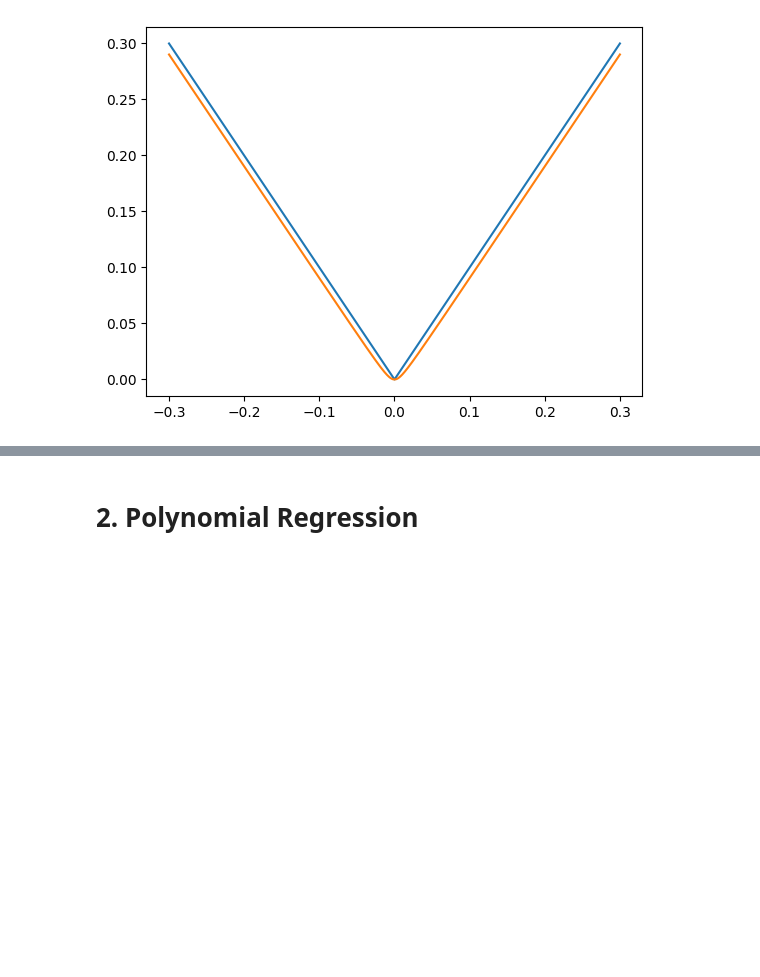
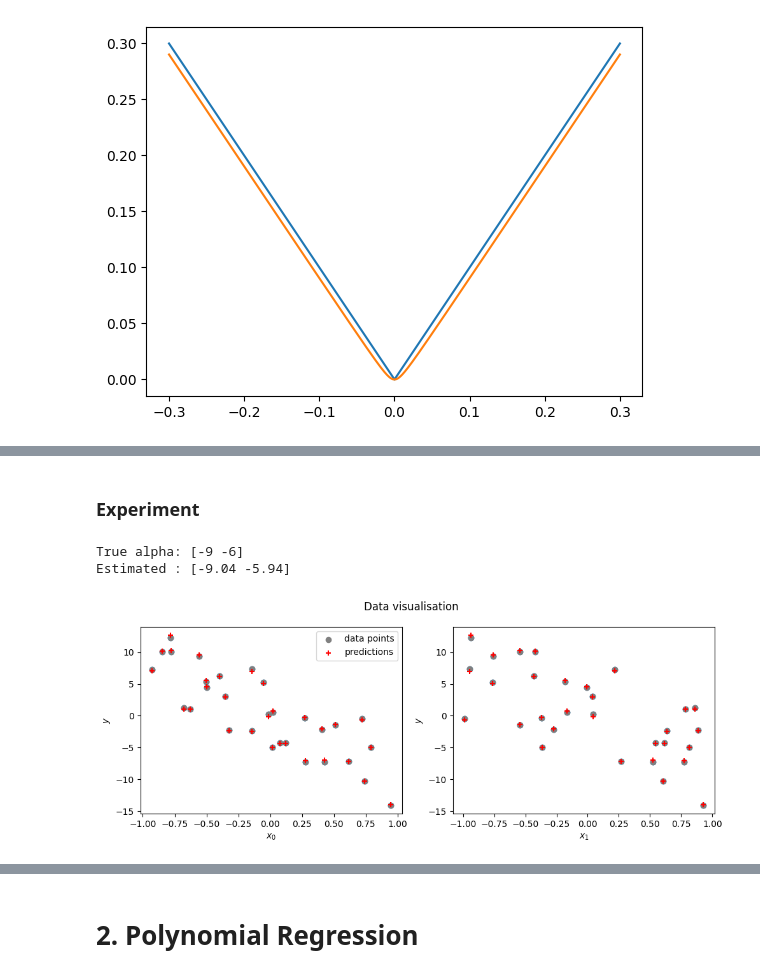
Before and after one commit to antoineperrot/cesi-maths, a Jupyter notebook: ets/regression_lineaire/notebook_linear_regression.ipynb, the cells around one changed output, grey strips where cells are left out. Saved outputs shown, nothing was run; the diff lists cells and outputs as text; code cells hidden in the pictures; blank space fills up the shorter version.

```diff
--- a/ets/regression_lineaire/notebook_linear_regression.ipynb
+++ b/ets/regression_lineaire/notebook_linear_regression.ipynb
@@ -132,0 +234,30 @@ plt.plot(xx, pseudo_sqrt(xx))
+# %% [markdown]
+### Experiment
+# %%
+n = 30
+m = 2
+X = np.random.uniform(-1, 1, (n,m))
+alpha_true = np.random.randint(-10, 10, m)
+y = alpha_true @ X.T + np.random.normal(0, 0.2, n)
+
+fig, axs = plt.subplots(1, m, figsize=(10, m*2))
+fig.suptitle("Data visualisation")
+axs[0].scatter(X[:, 0], y)
+axs[1].scatter(X[:, 1], y);
+
+alpha_hat = np.linalg.inv(X.T @ X) @ X.T @ y
+
+y_pred = alpha_hat @ X.T
+for i in range(m):
+    axs[i].scatter(X[:, i], y, label="data points", c='grey')
+    axs[i].scatter(X[:, i], y_pred, label="predictions", c='r', marker='+')
+    axs[0].legend()
+    axs[i].set_xlabel(f"$x_{i}$")
+    axs[i].set_ylabel(f"$y$")
+fig.tight_layout();
+print('True alpha:', alpha_true)
+print('Estimated :', np.round(alpha_hat,2))
+# %% [output]
+True alpha: [-9 -6]
+Estimated : [-9.04 -5.94]
+[figure, added]
```
Also changed, not shown: parts of 10 cells of this notebook.
